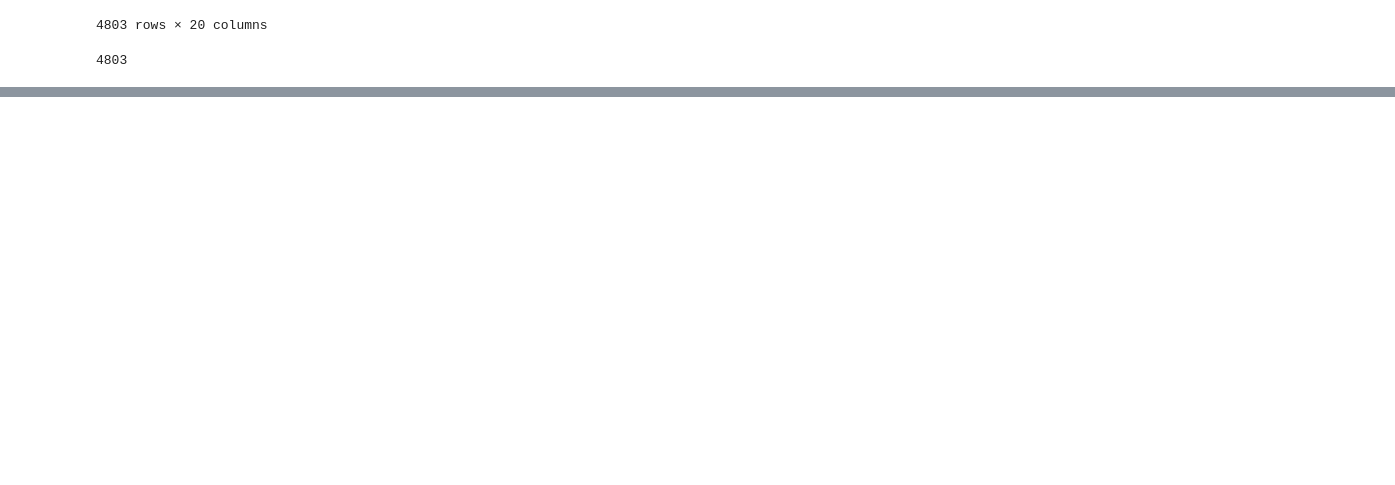
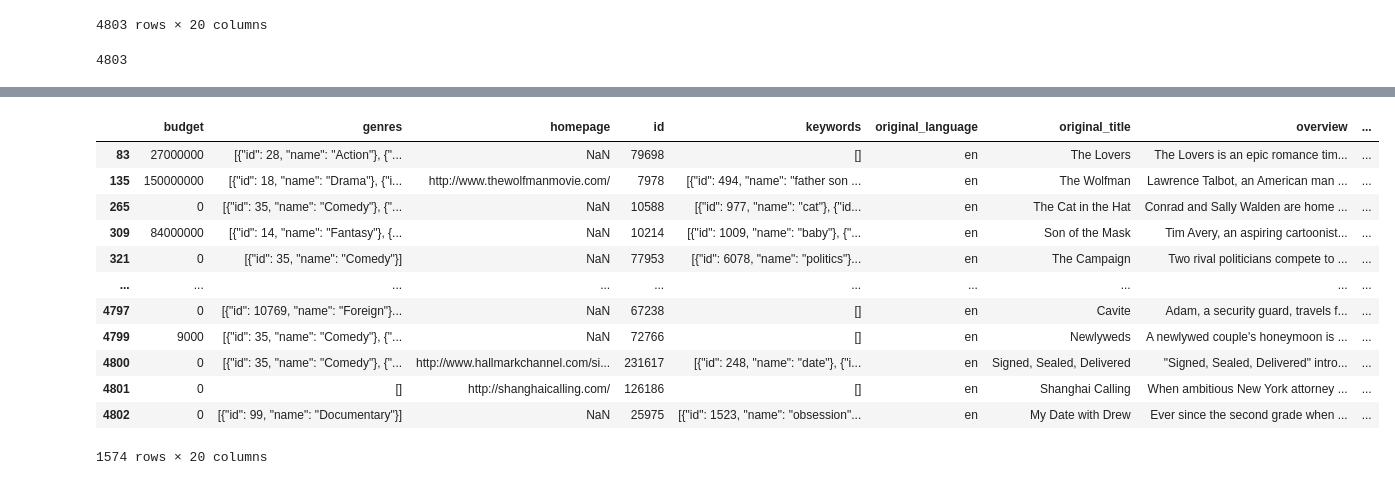
Before and after one commit to missyu3/python, a Jupyter notebook: pandas/Untitled.ipynb, the cells around one changed output, grey strips where cells are left out. Saved outputs shown, nothing was run; the diff lists cells and outputs as text; code cells hidden in the pictures; blank space fills up the shorter version.

```diff
--- a/pandas/Untitled.ipynb
+++ b/pandas/Untitled.ipynb
@@ -130,0 +305,4 @@ len(df)
+# %%
+df = pd.read_csv("../dataset/tmdb_5000_movies.csv")
+# & and    | or
+df[(df["original_language"] == "ja") & (df["vote_average"] > 8)]
@@ -130,0 +315,17 @@ len(df)
+# %%
+# 予算か売り上げが0のもの
+df[(df["budget"] == 0) | (df["revenue"] == 0)]
+# %% [output]
+|  | budget | genres | homepage | id | keywords | original_language | original_title | overview | ... |
+| 83 | 27000000 | [{"id": 28, "name": "Action"}, {"... | NaN | 79698 | [] | en | The Lovers | The Lovers is an epic romance tim... | ... |
+| 135 | 150000000 | [{"id": 18, "name": "Drama"}, {"i... | http://www.thewolfmanmovie.com/ | 7978 | [{"id": 494, "name": "father son ... | en | The Wolfman | Lawrence Talbot, an American man ... | ... |
+| 265 | 0 | [{"id": 35, "name": "Comedy"}, {"... | NaN | 10588 | [{"id": 977, "name": "cat"}, {"id... | en | The Cat in the Hat | Conrad and Sally Walden are home ... | ... |
+| 309 | 84000000 | [{"id": 14, "name": "Fantasy"}, {... | NaN | 10214 | [{"id": 1009, "name": "baby"}, {"... | en | Son of the Mask | Tim Avery, an aspiring cartoonist... | ... |
+| 321 | 0 | [{"id": 35, "name": "Comedy"}] | NaN | 77953 | [{"id": 6078, "name": "politics"}... | en | The Campaign | Two rival politicians compete to ... | ... |
+| ... | ... | ... | ... | ... | ... | ... | ... | ... | ... |
+| 4797 | 0 | [{"id": 10769, "name": "Foreign"}... | NaN | 67238 | [] | en | Cavite | Adam, a security guard, travels f... | ... |
+| 4799 | 9000 | [{"id": 35, "name": "Comedy"}, {"... | NaN | 72766 | [] | en | Newlyweds | A newlywed couple's honeymoon is ... | ... |
+| 4800 | 0 | [{"id": 35, "name": "Comedy"}, {"... | http://www.hallmarkchannel.com/si... | 231617 | [{"id": 248, "name": "date"}, {"i... | en | Signed, Sealed, Delivered | "Signed, Sealed, Delivered" intro... | ... |
+| 4801 | 0 | [] | http://shanghaicalling.com/ | 126186 | [] | en | Shanghai Calling | When ambitious New York attorney ... | ... |
+| 4802 | 0 | [{"id": 99, "name": "Documentary"}] | NaN | 25975 | [{"id": 1523, "name": "obsession"... | en | My Date with Drew | Ever since the second grade when ... | ... |
+1574 rows × 20 columns
```
Also changed, not shown: parts of 36 cells of this notebook.
